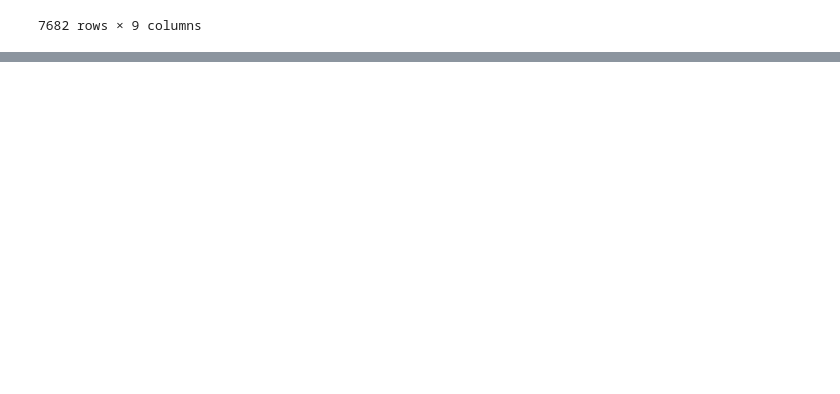
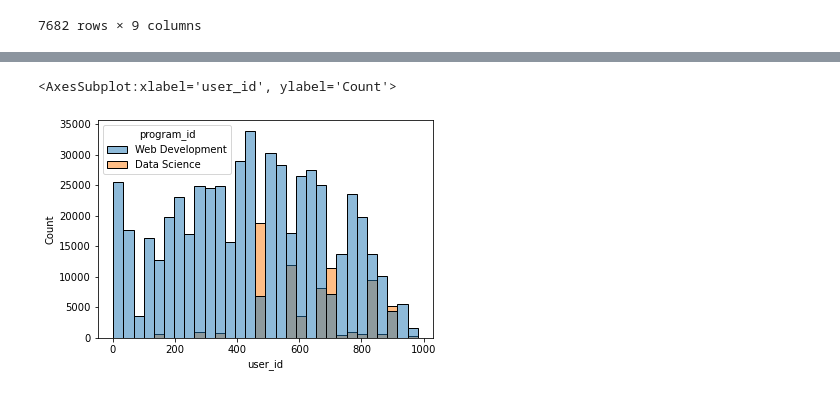
Before and after one commit to miller-cerna-laskowski-morris-eyring/anomaly-group-project, a Jupyter notebook: Eyring-notebook.ipynb, the cells around one changed output, grey strips where cells are left out. Saved outputs shown, nothing was run; the diff lists cells and outputs as text; code cells hidden in the pictures; blank space fills up the shorter version.

```diff
--- a/Eyring-notebook.ipynb
+++ b/Eyring-notebook.ipynb
@@ -638,0 +804,4 @@ df_drop_students
+# %%
+#adding hour column to df for hours shown:
+df['hour'] = pd.to_datetime(df.time).dt.hour
+df.head(1)
@@ -638,0 +814,6 @@ df_drop_students
+# %%
+#user_id to cohort: are there student ranges here?
+sns.histplot(data=df, x=df.user_id, hue=df.program_id, bins=30)
+# %% [output]
+<AxesSubplot:xlabel='user_id', ylabel='Count'>
+[figure, added]
```
Also changed, not shown: parts of 31 cells of this notebook.
